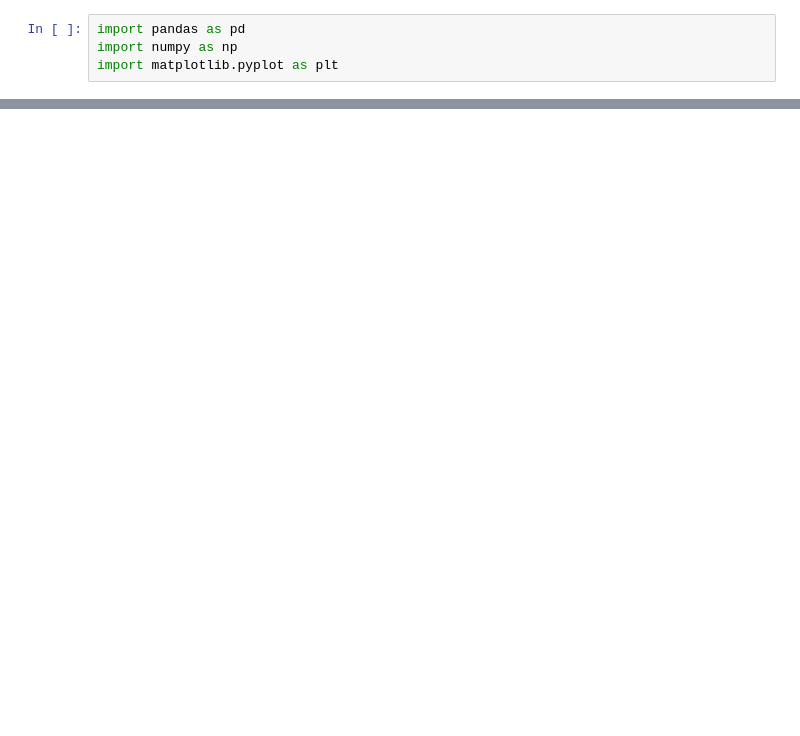
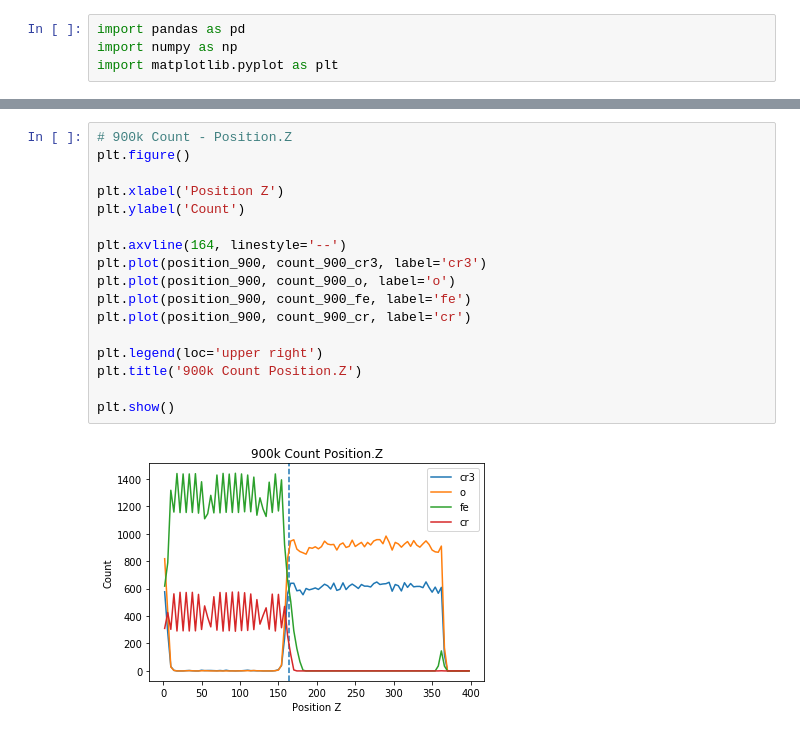
Before and after one commit to YuanshuoZhangDE/Python, a Jupyter notebook: Jupyter/Lammps Data Analysis/Cr2O3-FeCr/count-position.ipynb, the cells around one changed output, grey strips where cells are left out. Drawn from its saved outputs; the diff is of its cells as text; blank space fills up the shorter version.

```diff
--- a/Jupyter/Lammps Data Analysis/Cr2O3-FeCr/count-position.ipynb
+++ b/Jupyter/Lammps Data Analysis/Cr2O3-FeCr/count-position.ipynb
@@ -39,0 +174,19 @@ plt.show()
+# %%
+# 900k Count - Position.Z
+plt.figure()
+
+plt.xlabel('Position Z')
+plt.ylabel('Count')
+
+plt.axvline(164, linestyle='--')
+plt.plot(position_900, count_900_cr3, label='cr3')
+plt.plot(position_900, count_900_o, label='o')
+plt.plot(position_900, count_900_fe, label='fe')
+plt.plot(position_900, count_900_cr, label='cr')
+
+plt.legend(loc='upper right')
+plt.title('900k Count Position.Z')
+
+plt.show()
+# %% [output]
+[figure, added]
```
Also changed, not shown: parts of 13 cells of this notebook, 7 other files.
